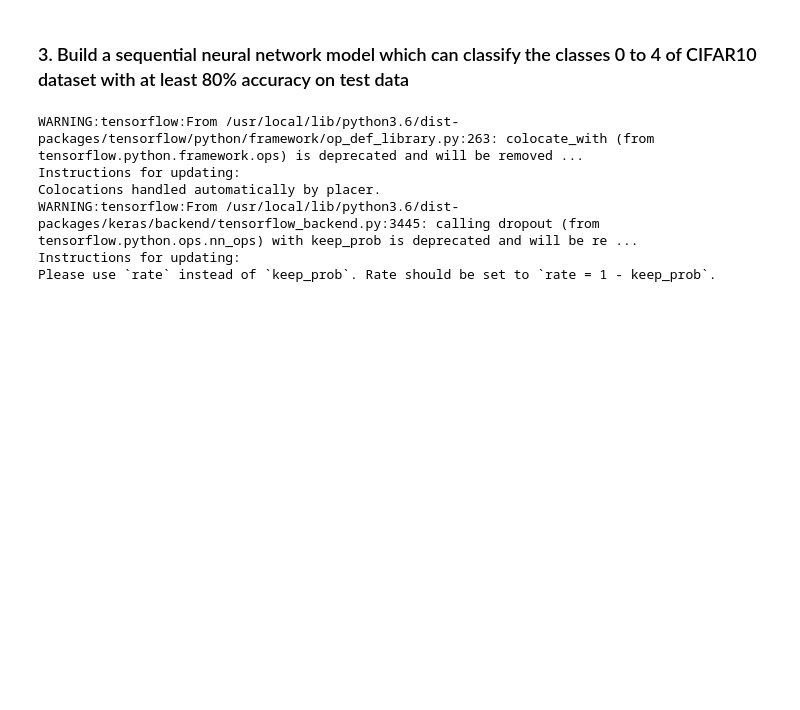
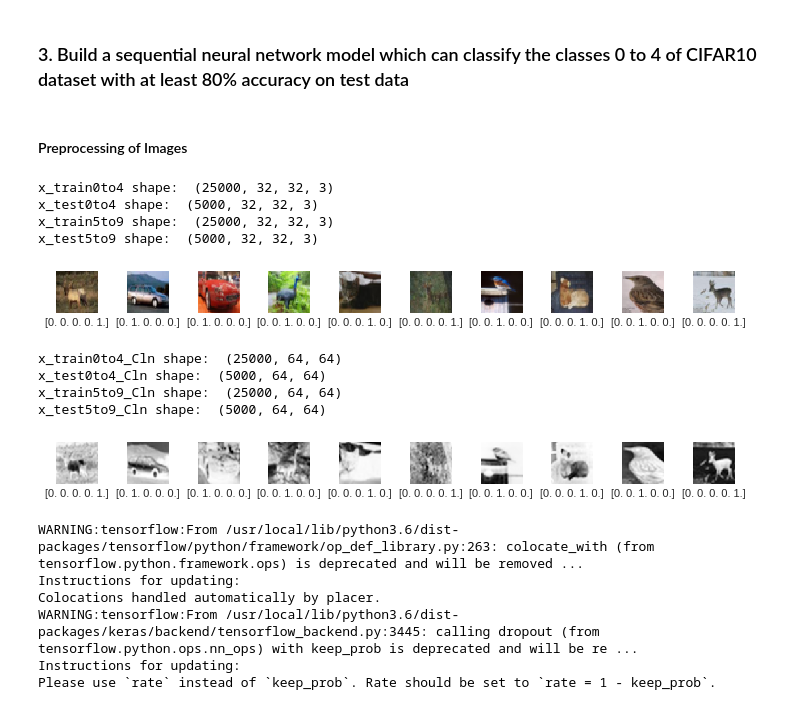
Before and after one commit to khimy/chennai-aug-batch-GangaraniRajendran, a Jupyter notebook: Residency8/External Lab/R8_External_Lab_Questions.ipynb, the cells around one changed output. Saved outputs shown, nothing was run; the diff lists cells and outputs as text; code cells hidden in the pictures; blank space fills up the shorter version.

```diff
--- a/Residency8/External Lab/R8_External_Lab_Questions.ipynb
+++ b/Residency8/External Lab/R8_External_Lab_Questions.ipynb
@@ -99,12 +105,4 @@ y_test5to9 = keras.utils.to_categorical(y_test5to9, 5)
 # %% [markdown]
 ### 3. Build a sequential neural network model which can classify the classes 0 to 4 of CIFAR10 dataset with at least 80% accuracy on test data
-# %%
-x_train0to4 = x_train0to4.reshape(len(x_train0to4),32,32,3)
-x_train5to9 = x_train5to9.reshape(len(x_train5to9),32,32,3)
-x_test0to4 = x_test0to4.reshape(len(x_test0to4),32,32,3)
-x_test5to9 = x_test5to9.reshape(len(x_test5to9),32,32,3)
-
-x_train0to4 = x_train0to4/255
-x_test0to4 = x_test0to4/255
-x_train5to9 = x_train5to9/255
-x_test5to9 = x_test5to9/255
+# %% [markdown]
+#### Preprocessing of Images
@@ -110,0 +129,27 @@ x_test5to9 = x_test5to9/255
+# %%
+#After preprocessing lets look at the shape of the images...
+print ("x_train0to4 shape: ", x_train0to4.shape)
+print ("x_test0to4 shape: ", x_test0to4.shape)
+print ("x_train5to9 shape: ", x_train5to9.shape)
+print ("x_test5to9 shape: ", x_test5to9.shape)
+# %% [output]
+x_train0to4 shape:  (25000, 32, 32, 3)
+x_test0to4 shape:  (5000, 32, 32, 3)
+x_train5to9 shape:  (25000, 32, 32, 3)
+x_test5to9 shape:  (5000, 32, 32, 3)
+# %%
+#Visualization of Image before preprocessing...
+
+fig, axes = plt.subplots(nrows=1, ncols=10, figsize=(10, 10))
+
+for i, ax in enumerate(axes.flat, start=0):
+    ax.imshow(x_train0to4[i])
+    ax.grid(False)
+    ax.set_xticks([])
+    ax.set_yticks([])
+    ax.set_xlabel(y_train0to4[i])
+
+plt.tight_layout()
+plt.show()
+# %% [output]
+[figure, added]
@@ -110,0 +162,27 @@ x_test5to9 = x_test5to9/255
+# %%
+#After preprocessing lets look at the shape of the images...
+print ("x_train0to4_Cln shape: ", x_train0to4_Cln.shape)
+print ("x_test0to4_Cln shape: ", x_test0to4_Cln.shape)
+print ("x_train5to9_Cln shape: ", x_train5to9_Cln.shape)
+print ("x_test5to9_Cln shape: ", x_test5to9_Cln.shape)
+# %% [output]
+x_train0to4_Cln shape:  (25000, 64, 64)
+x_test0to4_Cln shape:  (5000, 64, 64)
+x_train5to9_Cln shape:  (25000, 64, 64)
+x_test5to9_Cln shape:  (5000, 64, 64)
+# %%
+#Visualization of Image after preprocessing...
+
+fig, axes = plt.subplots(nrows=1, ncols=10, figsize=(10, 10))
+
+for i, ax in enumerate(axes.flat, start=0):
+    ax.imshow(x_train0to4_Cln[i])
+    ax.grid(False)
+    ax.set_xticks([])
+    ax.set_yticks([])
+    ax.set_xlabel(y_train0to4[i])
+
+plt.tight_layout()
+plt.show()
+# %% [output]
+[figure, added]
```
Also changed, not shown: parts of 36 cells of this notebook.
